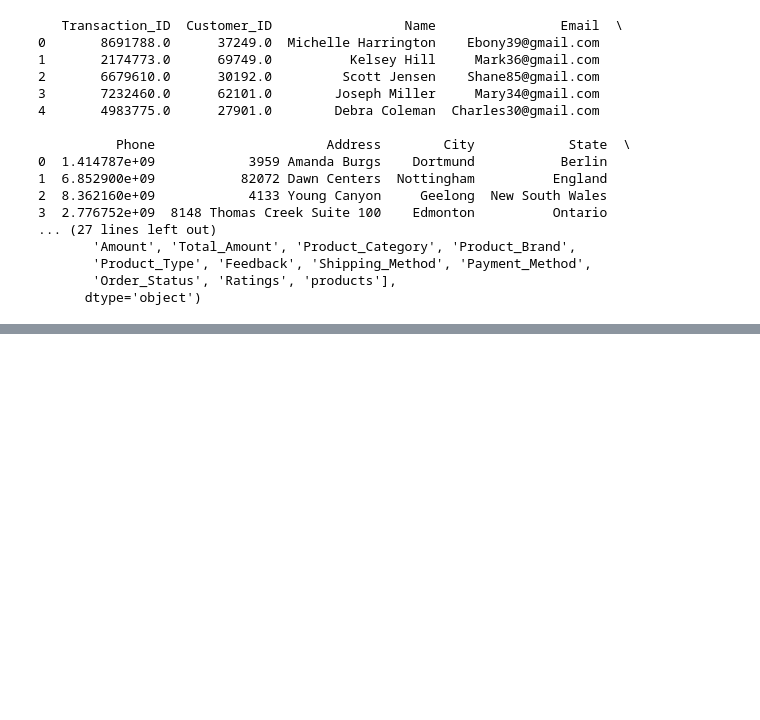
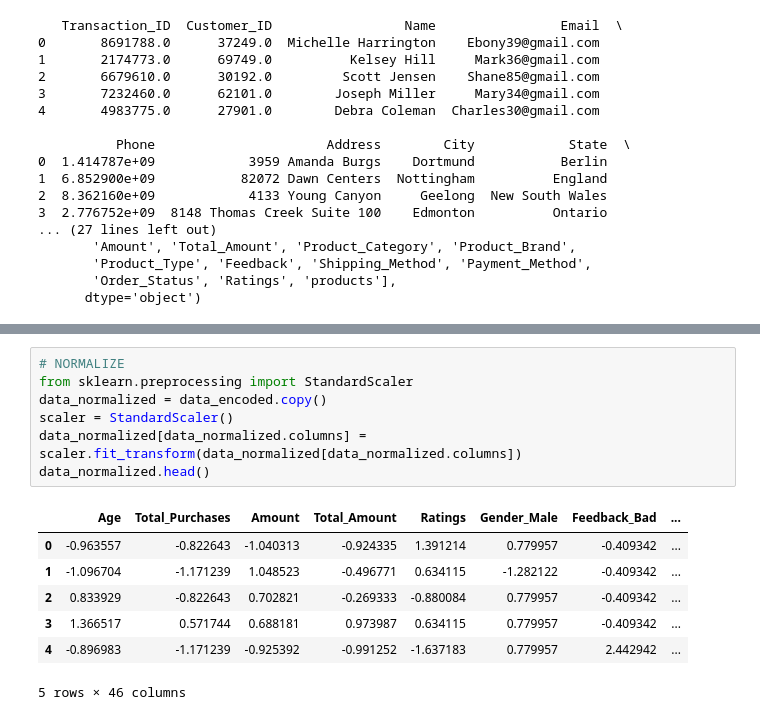
Before and after one commit to JAA999/grocery_prediction, a Jupyter notebook: ML_Project.ipynb, the cells around one changed output, grey strips where cells are left out. Cells and saved outputs as stored; diff of their text form; blank space fills up the shorter version.

```diff
--- a/ML_Project.ipynb
+++ b/ML_Project.ipynb
@@ -27,0 +680,15 @@ print (data.columns)
+# %%
+# NORMALIZE
+from sklearn.preprocessing import StandardScaler
+data_normalized = data_encoded.copy()
+scaler = StandardScaler()
+data_normalized[data_normalized.columns] = scaler.fit_transform(data_normalized[data_normalized.columns])
+data_normalized.head()
+# %% [output]
+|  | Age | Total_Purchases | Amount | Total_Amount | Ratings | Gender_Male | Feedback_Bad | ... |
+| 0 | -0.963557 | -0.822643 | -1.040313 | -0.924335 | 1.391214 | 0.779957 | -0.409342 | ... |
+| 1 | -1.096704 | -1.171239 | 1.048523 | -0.496771 | 0.634115 | -1.282122 | -0.409342 | ... |
+| 2 | 0.833929 | -0.822643 | 0.702821 | -0.269333 | -0.880084 | 0.779957 | -0.409342 | ... |
+| 3 | 1.366517 | 0.571744 | 0.688181 | 0.973987 | 0.634115 | 0.779957 | -0.409342 | ... |
+| 4 | -0.896983 | -1.171239 | -0.925392 | -0.991252 | -1.637183 | 0.779957 | 2.442942 | ... |
+5 rows × 46 columns
```
Also changed, not shown: parts of 13 cells of this notebook.
